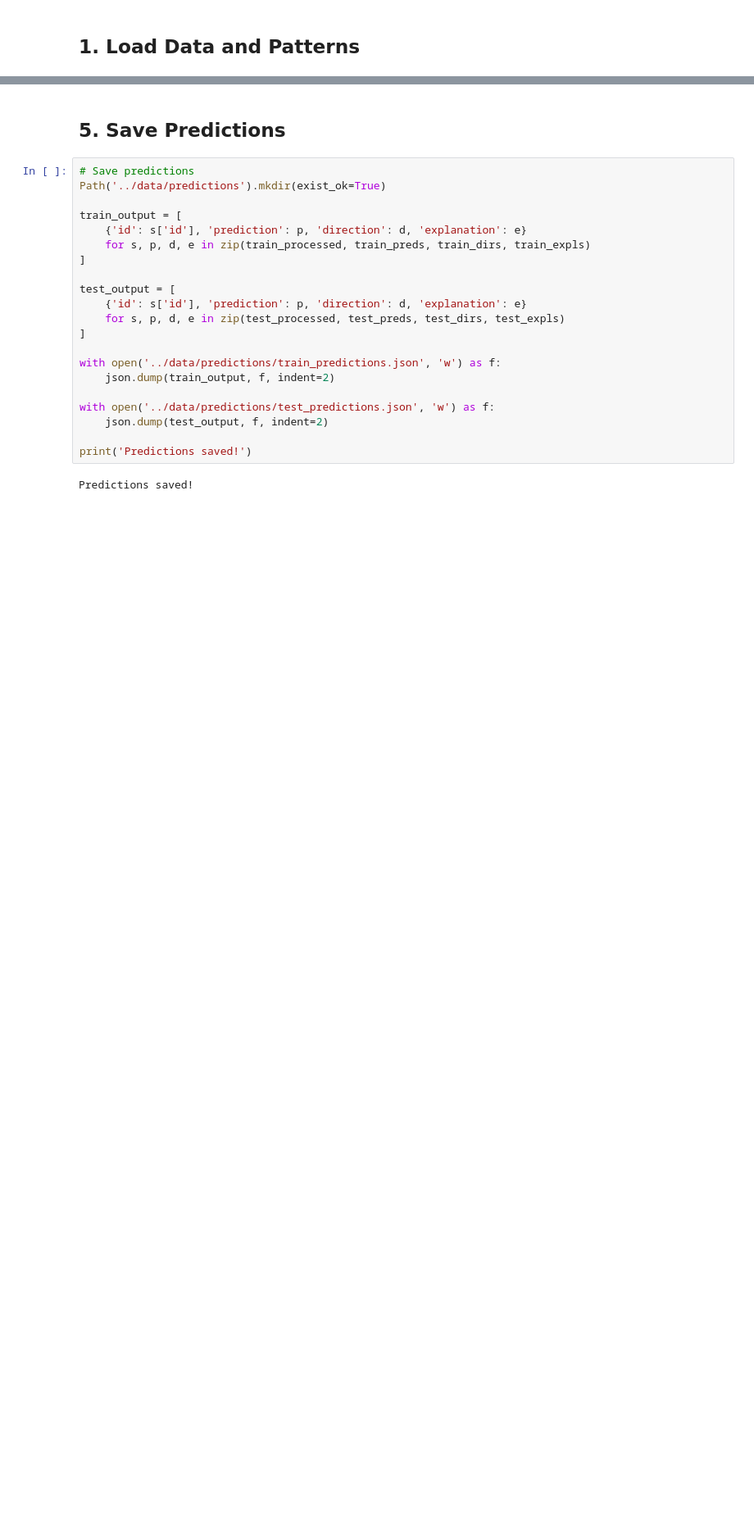
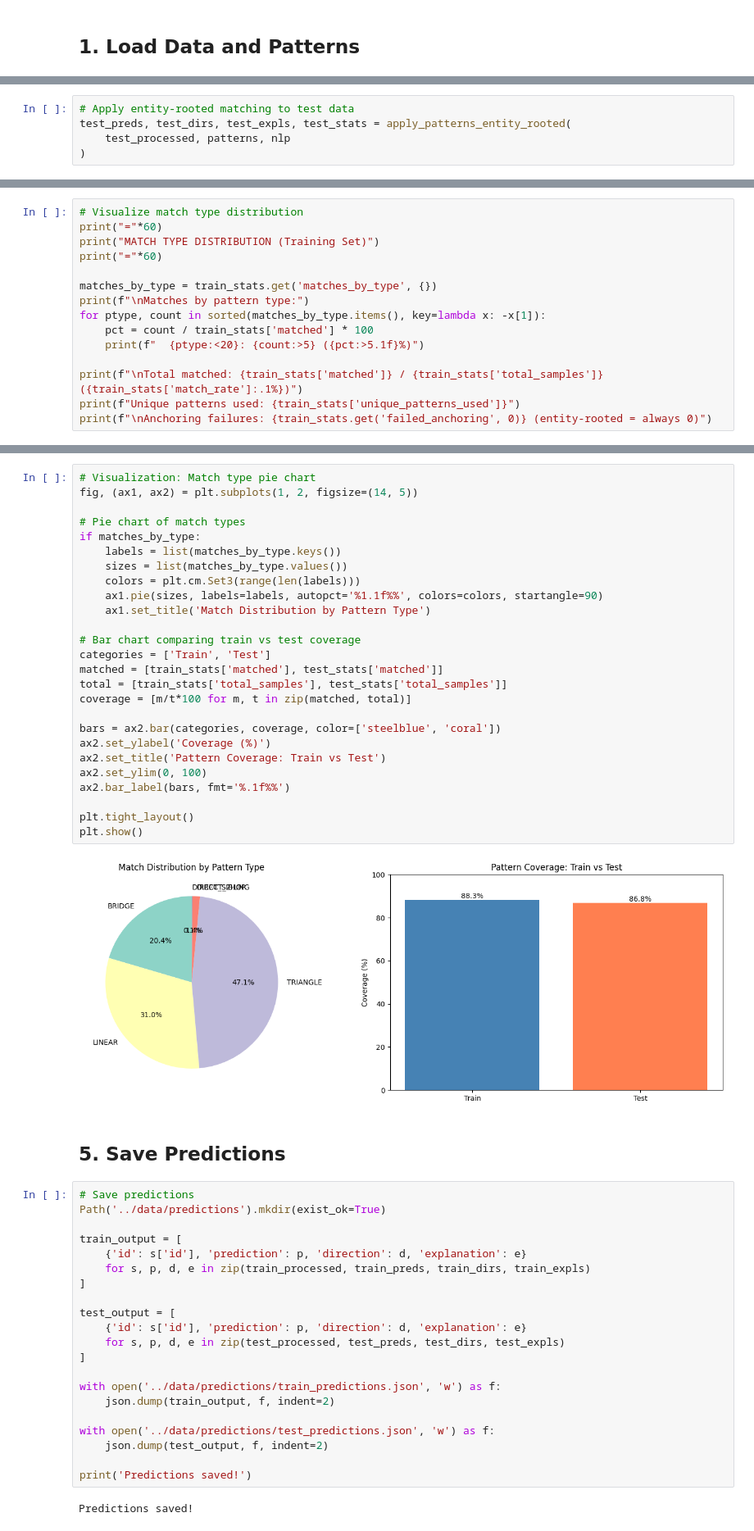
Before and after one commit to bnkglu/Token13-tuw-nlp-ie-2025WS, a Jupyter notebook: milestone_3/notebooks/4_execution_engine.ipynb, the cells around one changed output, grey strips where cells are left out. Shown at 82% size. Cells and saved outputs as stored; diff of their text form; blank space fills up the shorter version.

```diff
--- a/milestone_3/notebooks/4_execution_engine.ipynb
+++ b/milestone_3/notebooks/4_execution_engine.ipynb
@@ -111,0 +117,5 @@ test_preds, test_dirs, test_expls, test_stats = apply_patterns_with_anchoring(
+# %%
+# Apply entity-rooted matching to test data
+test_preds, test_dirs, test_expls, test_stats = apply_patterns_entity_rooted(
+    test_processed, patterns, nlp
+)
@@ -111,0 +131,15 @@ test_preds, test_dirs, test_expls, test_stats = apply_patterns_with_anchoring(
+# %%
+# Visualize match type distribution
+print("="*60)
+print("MATCH TYPE DISTRIBUTION (Training Set)")
+print("="*60)
+
+matches_by_type = train_stats.get('matches_by_type', {})
+print(f"\nMatches by pattern type:")
+for ptype, count in sorted(matches_by_type.items(), key=lambda x: -x[1]):
+    pct = count / train_stats['matched'] * 100
+    print(f"  {ptype:<20}: {count:>5} ({pct:>5.1f}%)")
+
+print(f"\nTotal matched: {train_stats['matched']} / {train_stats['total_samples']} ({train_stats['match_rate']:.1%})")
+print(f"Unique patterns used: {train_stats['unique_patterns_used']}")
+print(f"\nAnchoring failures: {train_stats.get('failed_anchoring', 0)} (entity-rooted = always 0)")
@@ -112,3 +162,31 @@ test_preds, test_dirs, test_expls, test_stats = apply_patterns_with_anchoring(
+# %%
+# Visualization: Match type pie chart
+fig, (ax1, ax2) = plt.subplots(1, 2, figsize=(14, 5))
+
+# Pie chart of match types
+if matches_by_type:
+    labels = list(matches_by_type.keys())
+    sizes = list(matches_by_type.values())
+    colors = plt.cm.Set3(range(len(labels)))
+    ax1.pie(sizes, labels=labels, autopct='%1.1f%%', colors=colors, startangle=90)
+    ax1.set_title('Match Distribution by Pattern Type')
+
+# Bar chart comparing train vs test coverage
+categories = ['Train', 'Test']
+matched = [train_stats['matched'], test_stats['matched']]
+total = [train_stats['total_samples'], test_stats['total_samples']]
+coverage = [m/t*100 for m, t in zip(matched, total)]
+
+bars = ax2.bar(categories, coverage, color=['steelblue', 'coral'])
+ax2.set_ylabel('Coverage (%)')
+ax2.set_title('Pattern Coverage: Train vs Test')
+ax2.set_ylim(0, 100)
+ax2.bar_label(bars, fmt='%.1f%%')
+
+plt.tight_layout()
+plt.show()
+# %% [output]
+[figure, added]
 # %% [markdown]
 ## 5. Save Predictions
 # %%
```
Also changed, not shown: parts of 19 cells of this notebook, 18 other files.
